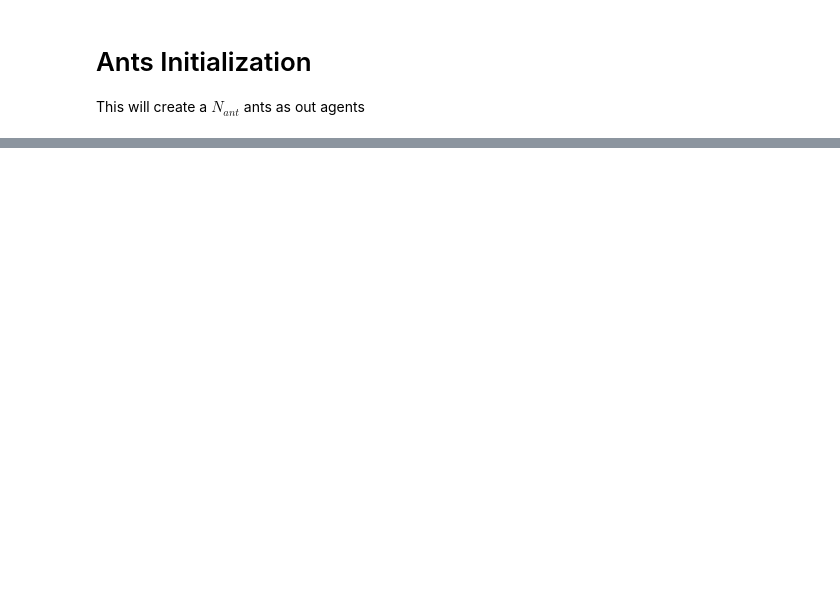
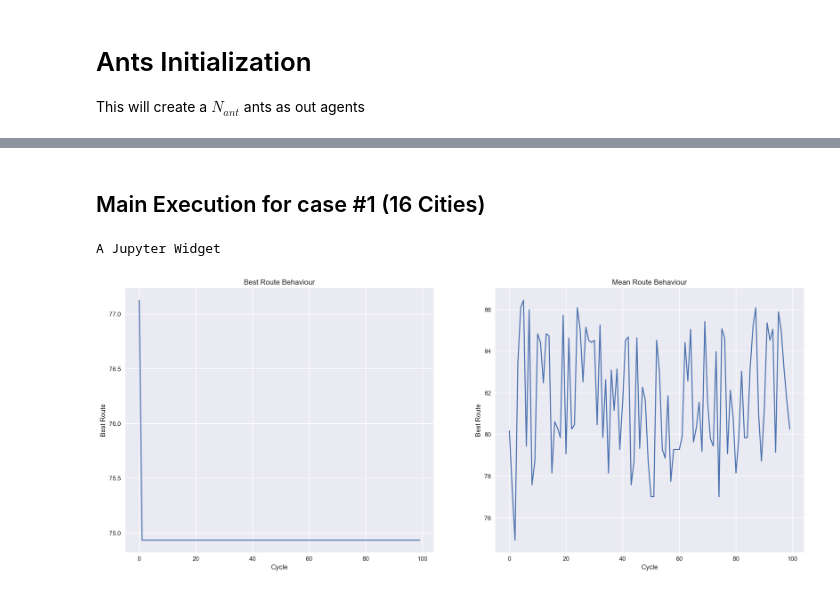
Before and after one commit to iqbalbasyar/Solving-TSP-Problem-with-Ant-System-Algorithm, a Jupyter notebook: Solving TSP Problem with Ant System Algorithm.ipynb, the cells around one changed output, grey strips where cells are left out. Saved outputs shown, nothing was run; the diff lists cells and outputs as text; code cells hidden in the pictures; blank space fills up the shorter version.

```diff
--- a/Solving TSP Problem with Ant System Algorithm.ipynb
+++ b/Solving TSP Problem with Ant System Algorithm.ipynb
@@ -252,11 +316,3 @@ def pheromones_delta_count(route, Qpc, verbouse=False):
     if verbouse:
             print("Generate delta Pheromone for Q/Cost : {} with size {} is done".format(Qpc, size-1))
     return delta_pheromone
-# %%
-pheromones16 = new_pherm_matrix(16,0.01)
-dtau = pheromones_delta_count(route, 0.02, verbouse=False)
-print ("Pheromones16: ", pheromones16)
-# print("dtau16 :", dtau)
-
-pheromones16 = pheromones_update(pheromones16, dtau, rho=0.9)
-print("\n Final phromone", pheromones16)
@@ -385,15 +406,3 @@ def Generate_tour(init_node,nodes, distance_matrix, pheromone_matrix, alpha, bet
 
     delta_pheromone = pheromones_delta_count(route, Q/total_dist, verbouse = verbouse)
     return route, total_dist, delta_pheromone
-# %%
-## test route probability
-current_node = 0
-allowed_node = list(range(16)); allowed_node.remove(current_node)
-dist_matrix_16 = distance_matrix(data16.values,data16.values, p=2)
-dist_matrix_96 = distance_matrix(data96.values,data96.values, p=2)
-phr_matrix_16 = new_pherm_matrix(16,0.01)
-alpha = 15
-beta = 20
-route, total_dist,d_tau = Generate_tour(current_node,allowed_node, dist_matrix_16, phr_matrix_16, alpha, beta
-                                  , verbouse=True)
-print("Final Route", route, "distance : ",total_dist)
@@ -534,0 +490,30 @@ cost(final_route,dist_matrix_16)
+# %%
+def initiate():
+    N16 = list(np.arange(16)) ; N96 = list(np.arange(96))
+    N_ants16 = 16 ; N_ants96 = 96
+    cycle16 = 100 ; cycle96 = 100
+    alpha16 = 10 ; alpha96 = 15
+    beta16 = 20 ; beta96 = 15
+    rho16 = 0.7 ; rho96 = 0.5
+    Q16= 1 ; Q96= 0.2
+    dist16 = distance_matrix(data16.values,data16.values, p=2)
+    dist96 = distance_matrix(data96.values,data96.values, p=2)
+    pheromones16 = new_pherm_matrix(16,0.01)
+    pheromones96 = new_pherm_matrix(96,1)
+    return (N16, N96, N_ants16, N_ants96, cycle16, cycle96, alpha16,alpha96,beta16,beta96,rho16,rho96,Q16,Q96,dist16,dist96,pheromones16,pheromones96)
+# %% [markdown]
+## Main Execution for case #1 (16 Cities)
+# %%
+# ================ Main for 16 Cities ==================#
+(N16, N96, N_ants16, N_ants96, cycle16, cycle96, alpha16,alpha96,\
+ beta16,beta96,rho16,rho96,Q16,Q96,\
+ dist16,dist96,pheromones16,pheromones96) = initiate()
+
+fcl16, mcl16, route16, cost16 = ant_system(N_ants16, N16, cycle16, \
+                                               dist16, pheromones16, \
+                                               alpha16, beta16, rho16,\
+                                               Q16, random=True
+                                               , verbouse=True)
+# %% [output]
+A Jupyter Widget
+[figure, added]
```
Also changed, not shown: parts of 53 cells of this notebook, 12 other files.
